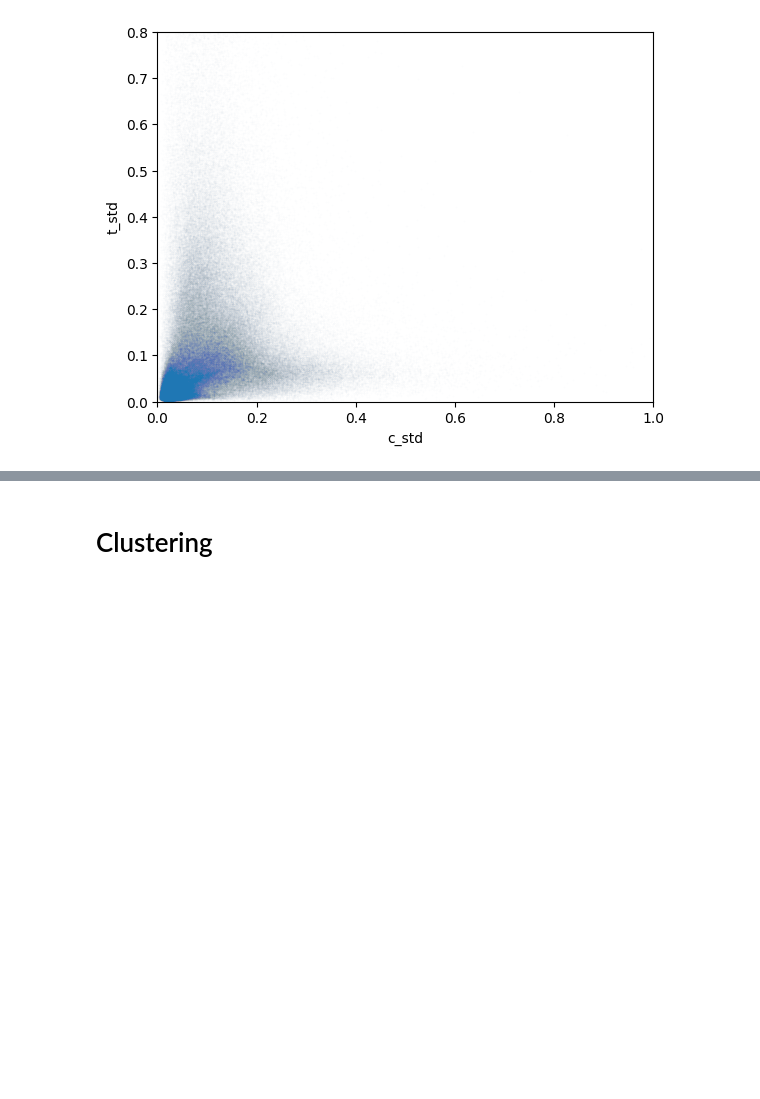
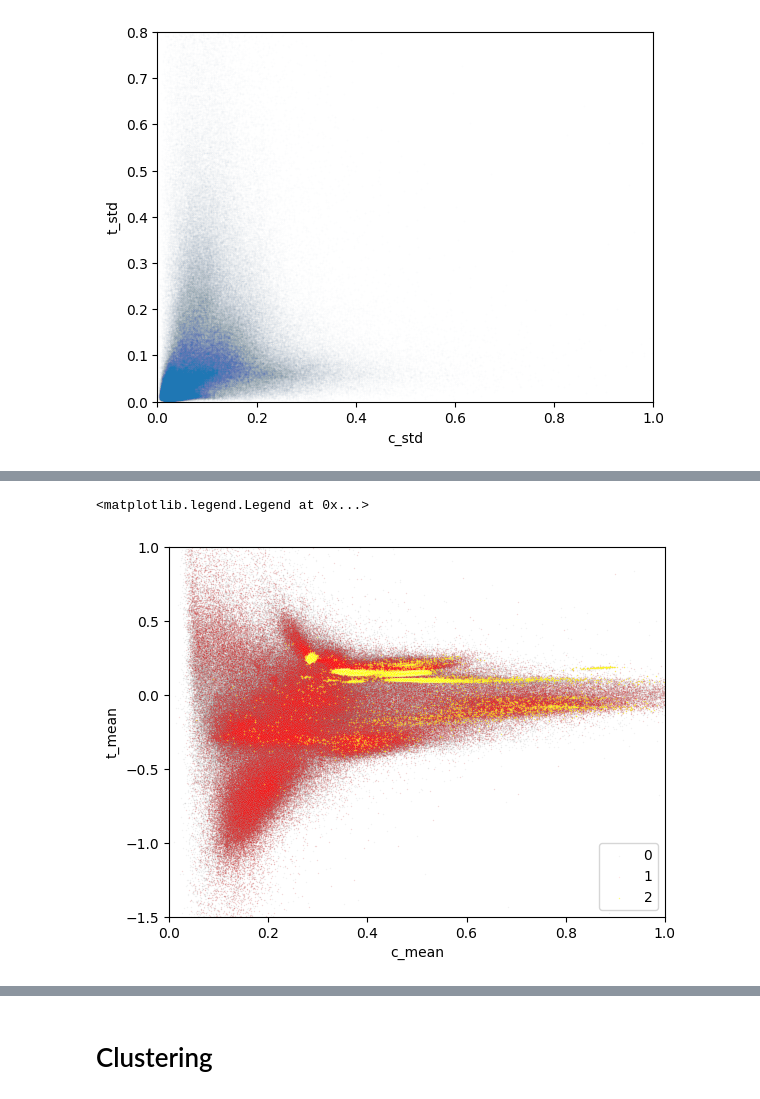
Before and after one commit to labstructbioinf/SSAxgeo, a Jupyter notebook: notebooks/SetCanonicalRegions.ipynb, the cells around one changed output, grey strips where cells are left out. Drawn from its saved outputs; the diff is of its cells as text; code cells hidden in the pictures; blank space fills up the shorter version.

```diff
--- a/notebooks/SetCanonicalRegions.ipynb
+++ b/notebooks/SetCanonicalRegions.ipynb
@@ -121,15 +134,18 @@ plt.ylim(-0.5,0.5)
 # %%
 ### Check changes due to filtering
 #hist load precomputed fragments data
 #filtered_frag_1 = pd.read_csv("filtered_frags_1.csv") # only extreme values were filtered
 #filtered_frag_2 = pd.read_csv("filtered_frags_2.csv") # filtered by curvature and torsion standard deviations
 sns.scatterplot(data=grp_frag_df, x="c_mean", y="t_mean", s=1, alpha=0.1,label="0", c="grey")
 sns.scatterplot(data=grp_fdf_1, x="c_mean", y="t_mean", s=1, alpha=0.1,label="1", c="red")
-sns.scatterplot(data=grp_fdf_2, x="c_mean", y="t_mean", s=1, alpha=0.5,label="2", c="yellow")
+sns.scatterplot(data=grp_fdf_new, x="c_mean", y="t_mean", s=1, alpha=0.5,label="2", c="yellow")
 #sns.scatterplot(data=grp_fdf_3, x="c_mean", y="t_mean", s=2, alpha=0.5,label="3", c="blue")
 plt.xlim(0,1.0)
 plt.ylim(-1.5,1.0)
 plt.legend()
+# %% [output]
+<matplotlib.legend.Legend at 0x...>
+[figure, added]
 # %%
 sns.scatterplot(data=grp_frag_df, x="w_mean", y="t_mean", s=1, alpha=0.1,label="0", c="grey")
 sns.scatterplot(data=grp_fdf_1, x="w_mean", y="t_mean", s=1, alpha=0.1,label="1", c="red")
```
Also changed, not shown: parts of 54 cells of this notebook.
